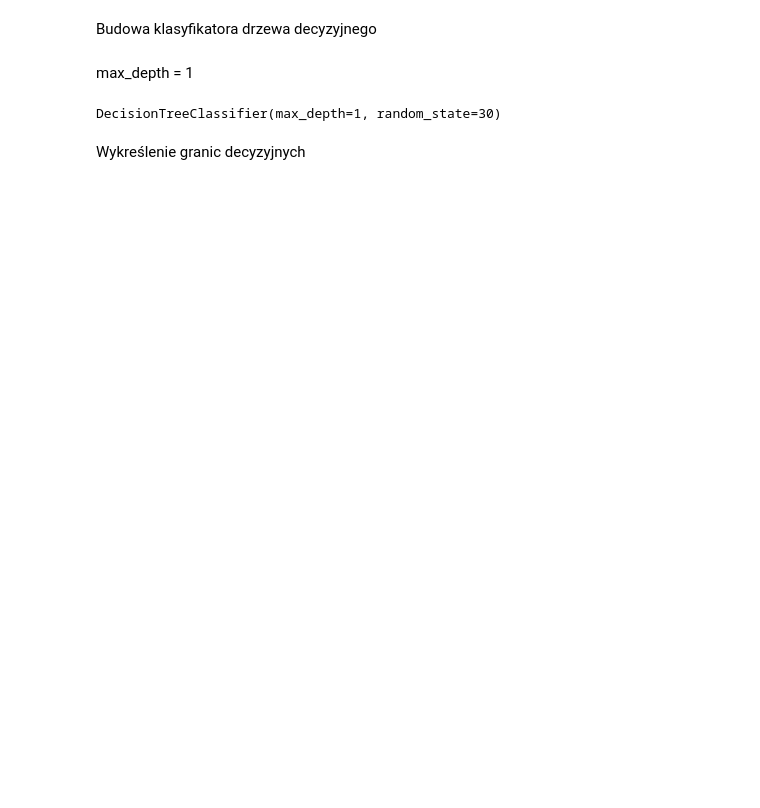
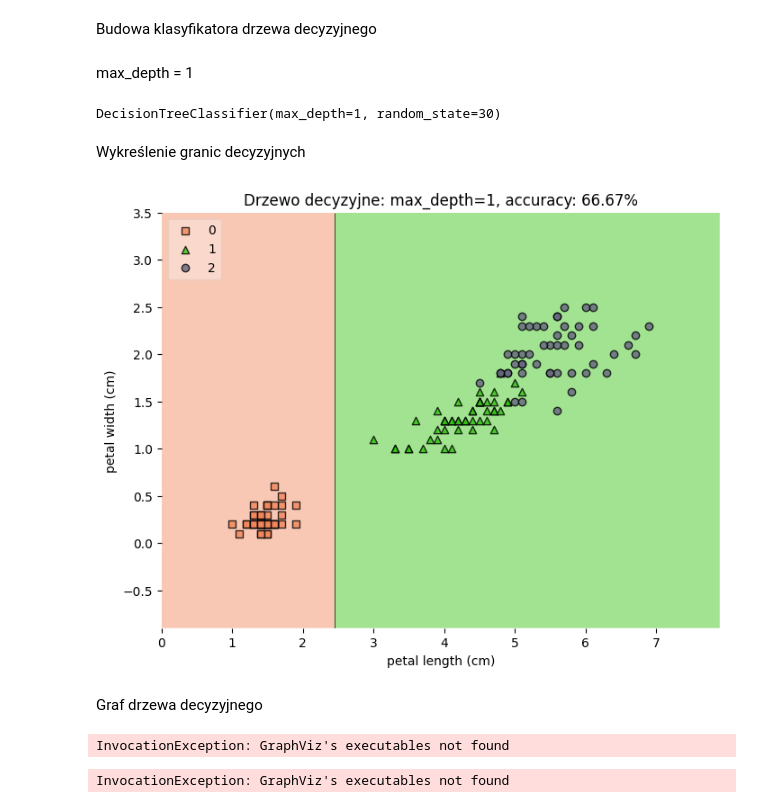
Before and after one commit to tomkor96/data_scince_bootcamp, a Jupyter notebook: 05_uczenie_maszynowe/08_drzewo_decyzyjne.ipynb, the cells around one changed output. Drawn from its saved outputs; the diff is of its cells as text; code cells hidden in the pictures; blank space fills up the shorter version.

```diff
--- a/05_uczenie_maszynowe/08_drzewo_decyzyjne.ipynb
+++ b/05_uczenie_maszynowe/08_drzewo_decyzyjne.ipynb
@@ -106,3 +106,5 @@ y.head()
 3    0.0
 4    0.0
 Name: class, dtype: float64
+# %%
+X = X.values
@@ -125,0 +130,17 @@ from mlxtend.plotting import plot_decision_regions
+# %%
+from mlxtend.plotting import plot_decision_regions
+
+colors='#f1865b,#31c30f,#64647F,#d62728,#9467bd,#8c564b,#e377c2,#7f7f7f,#bcbd22,#17becf'
+
+acc = classifier.score(X, y)
+
+plt.figure(figsize=(8, 6))
+plot_decision_regions(X, y, classifier, legend=2, colors=colors)
+plt.xlabel('petal length (cm)')
+plt.ylabel('petal width (cm)')
+plt.title(f'Drzewo decyzyjne: max_depth=1, accuracy: {acc * 100:.2f}%')
+plt.show()
+# %% [output]
+[figure, added]
+# %% [markdown]
+Graf drzewa decyzyjnego
@@ -125,0 +156,18 @@ from mlxtend.plotting import plot_decision_regions
+# %%
+from six import StringIO
+from IPython.display import Image
+import pydotplus
+
+dot_data = StringIO()
+export_graphviz(classifier,
+               out_file=dot_data,
+               feature_names=feature_names[2:],
+               class_names=class_names,
+               special_characters=True,
+               rounded=True,
+               filled=True)
+graph = pydotplus.graph_from_dot_data(dot_data.getvalue())
+graph.write_png('graph.png')
+Image(graph.create_png(), width=250)
+# %% [output]
+InvocationException: GraphViz's executables not found
@@ -125,0 +206,4 @@ from mlxtend.plotting import plot_decision_regions
+# %%
+make_decision_tree(max_depth=2)
+# %% [output]
+InvocationException: GraphViz's executables not found
```
Also changed, not shown: parts of 7 cells of this notebook, 2 other files.
